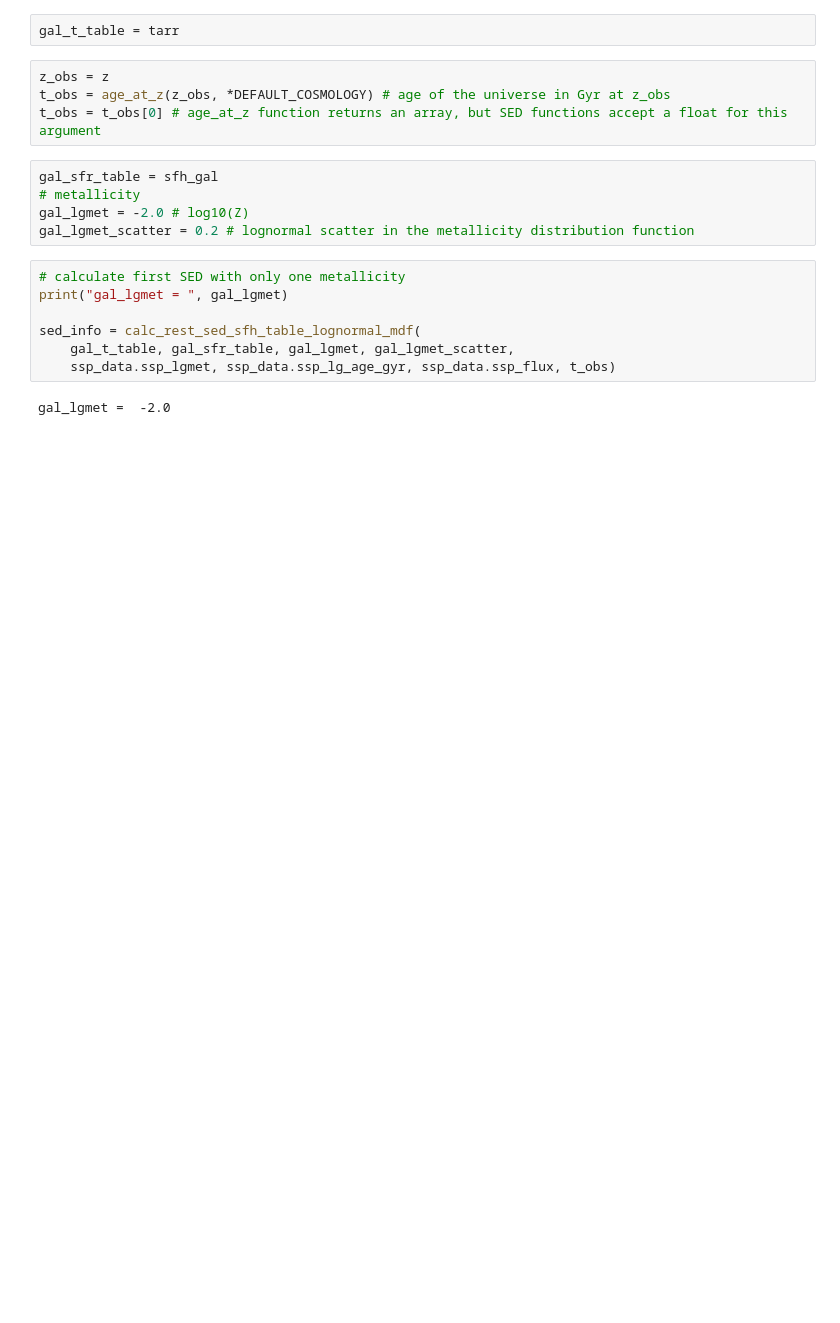
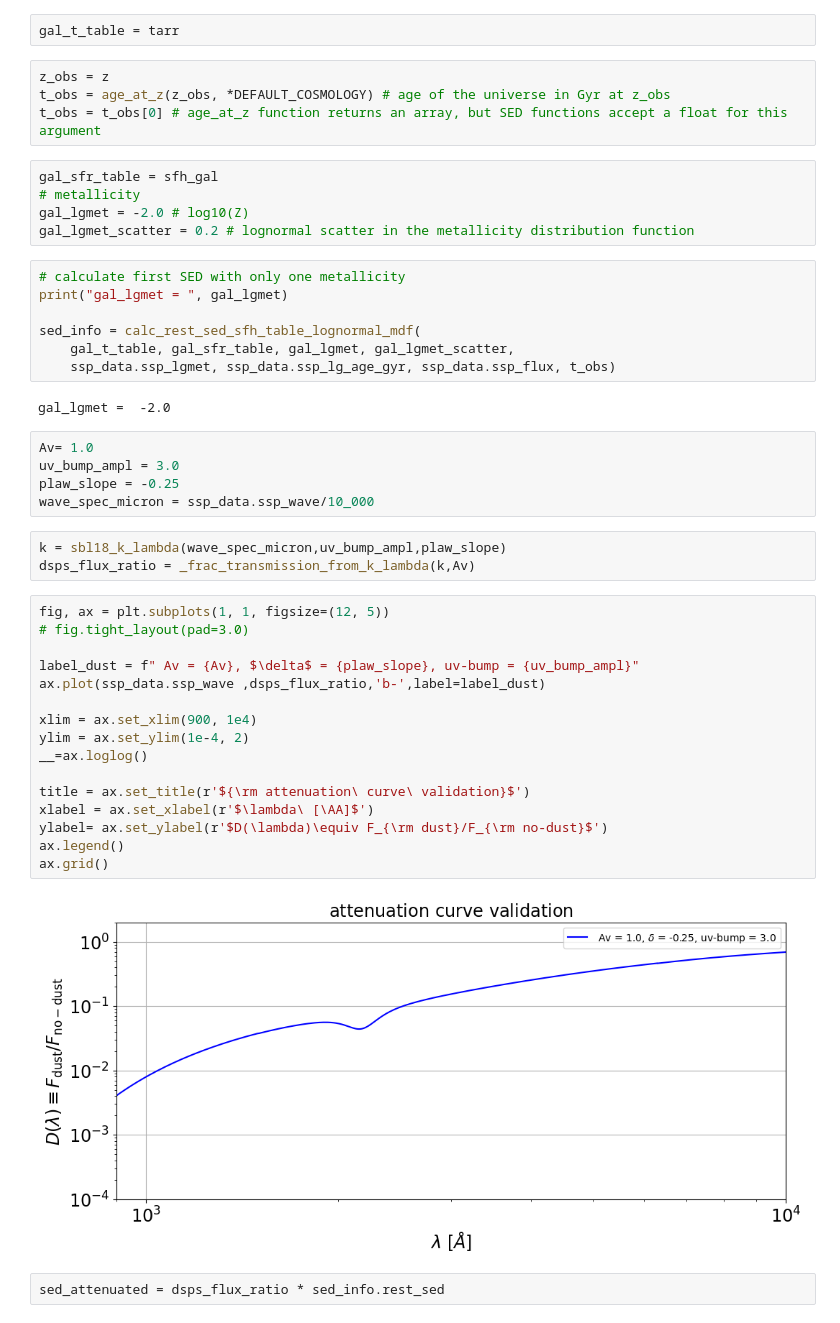
Before and after one commit to sylvielsstfr/Fors2ToStellarPopSynthesis, a Jupyter notebook: examples/examples_comparedatamodel/CompareSEDModel_OneDataSpectrum.ipynb, the cells around one changed output. Cells and saved outputs as stored; diff of their text form; blank space fills up the shorter version.

```diff
--- a/examples/examples_comparedatamodel/CompareSEDModel_OneDataSpectrum.ipynb
+++ b/examples/examples_comparedatamodel/CompareSEDModel_OneDataSpectrum.ipynb
@@ -470,6 +490,34 @@ sed_info = calc_rest_sed_sfh_table_lognormal_mdf(
     ssp_data.ssp_lgmet, ssp_data.ssp_lg_age_gyr, ssp_data.ssp_flux, t_obs)
 # %% [output]
 gal_lgmet =  -2.0
+# %%
+Av= 1.0
+uv_bump_ampl = 3.0
+plaw_slope = -0.25
+wave_spec_micron = ssp_data.ssp_wave/10_000
+# %%
+k = sbl18_k_lambda(wave_spec_micron,uv_bump_ampl,plaw_slope)
+dsps_flux_ratio = _frac_transmission_from_k_lambda(k,Av)
+# %%
+fig, ax = plt.subplots(1, 1, figsize=(12, 5))
+# fig.tight_layout(pad=3.0)
+
+label_dust = f" Av = {Av}, $\delta$ = {plaw_slope}, uv-bump = {uv_bump_ampl}"
+ax.plot(ssp_data.ssp_wave ,dsps_flux_ratio,'b-',label=label_dust)
+
+xlim = ax.set_xlim(900, 1e4)
+ylim = ax.set_ylim(1e-4, 2)
+__=ax.loglog()
+
+title = ax.set_title(r'${\rm attenuation\ curve\ validation}$')
+xlabel = ax.set_xlabel(r'$\lambda\ [\AA]$')
+ylabel= ax.set_ylabel(r'$D(\lambda)\equiv F_{\rm dust}/F_{\rm no-dust}$')
+ax.legend()
+ax.grid()
+# %% [output]
+[figure, added]
+# %%
+sed_attenuated = dsps_flux_ratio * sed_info.rest_sed
 # %%
 fig, ax = plt.subplots(1, 1)
 __=ax.loglog()
```
Also changed, not shown: parts of 6 cells of this notebook.
